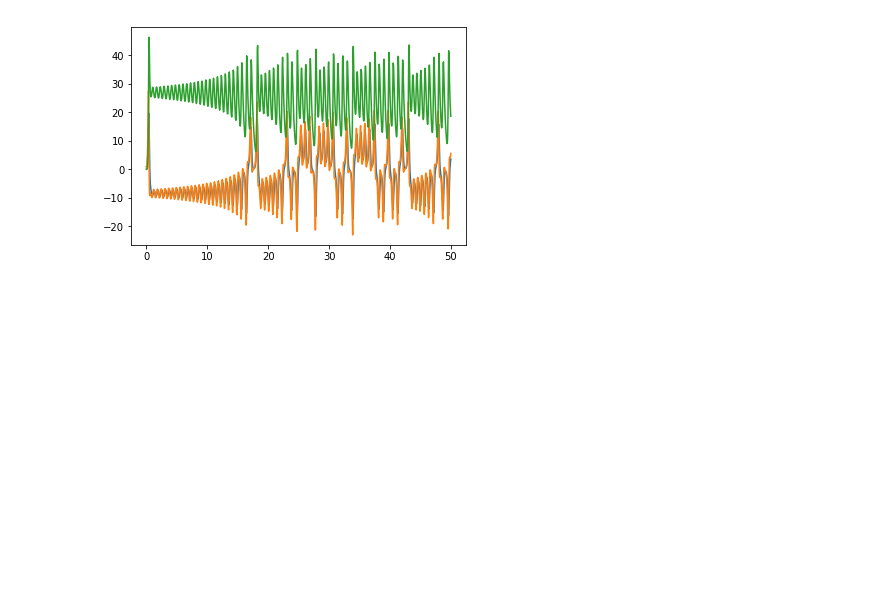
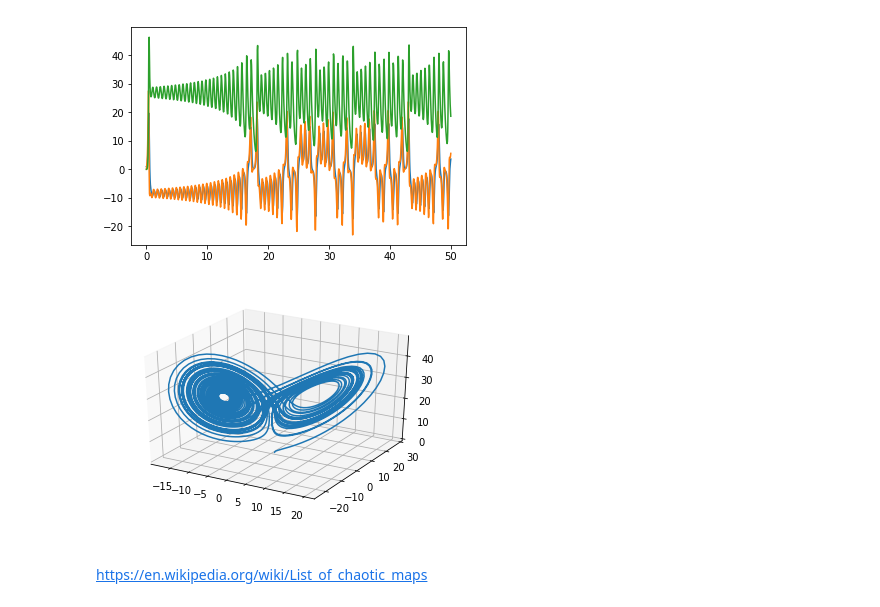
Before and after one commit to Jian2017/AirlineDelay, a Jupyter notebook: ODEsolver.ipynb, the cells around one changed output. Drawn from its saved outputs; the diff is of its cells as text; code cells hidden in the pictures; blank space fills up the shorter version.

```diff
--- a/ODEsolver.ipynb
+++ b/ODEsolver.ipynb
@@ -241,3 +241,29 @@ plt.plot(t, y)
 plt.show()
 # %% [output]
 [figure]
+# %%
+import numpy as np
+import matplotlib.pyplot as plt
+from scipy.integrate import odeint
+from mpl_toolkits.mplot3d import Axes3D
+
+rho = 28.0
+sigma = 10.0
+beta = 8.0 / 3.0
+
+def f(state, t):
+  x, y, z = state  # unpack the state vector
+  return sigma * (y - x), x * (rho - z) - y, x * y - beta * z  # derivatives
+
+state0 = [1.0, 0, 0]
+t = np.arange(0.0, 50.0, 0.01)
+states = odeint(f, state0, t)
+fig = plt.figure()
+ax = fig.gca(projection='3d')
+ax.plot(states[:,0], states[:,1], states[:,2])
+plt.show()
+# %% [output]
+[figure, added]
+# %% [markdown]
+#
+https://en.wikipedia.org/wiki/List_of_chaotic_maps
```
